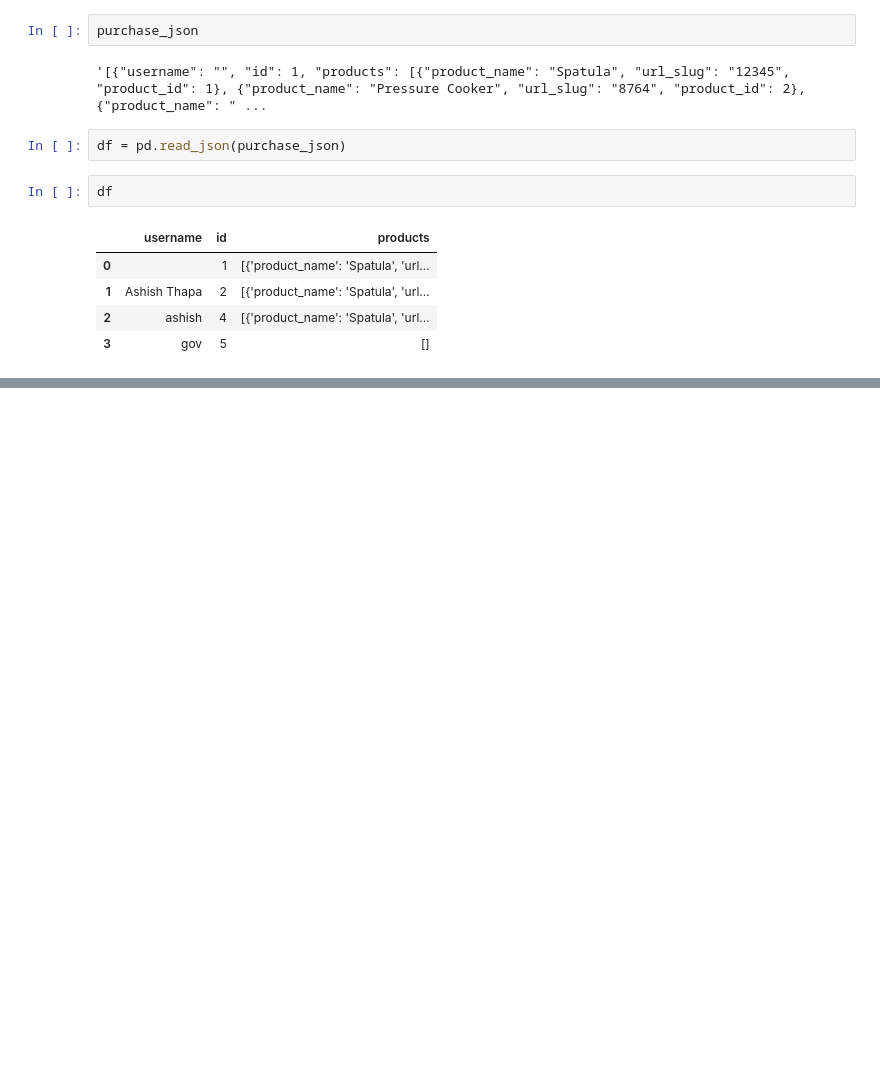
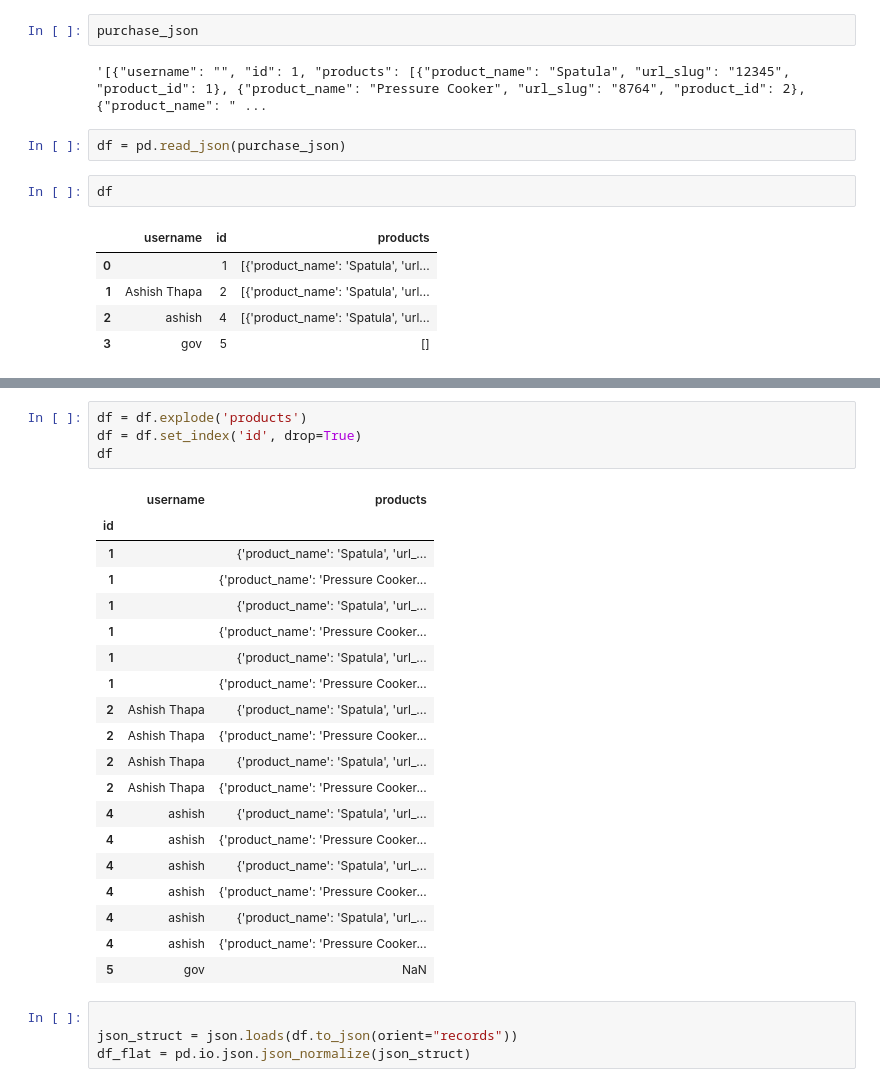
Before and after one commit to AnuragTimilsina/ImsRecommendationEngine, a Jupyter notebook: ims_recommendation.ipynb, the cells around one changed output, grey strips where cells are left out. Cells and saved outputs as stored; diff of their text form; blank space fills up the shorter version.

```diff
--- a/ims_recommendation.ipynb
+++ b/ims_recommendation.ipynb
@@ -99,0 +109,28 @@ df
+# %%
+df = df.explode('products')
+df = df.set_index('id', drop=True)
+df
+# %% [output]
+|  | username | products |
+| id |  |  |
+| 1 |  | {'product_name': 'Spatula', 'url_... |
+| 1 |  | {'product_name': 'Pressure Cooker... |
+| 1 |  | {'product_name': 'Spatula', 'url_... |
+| 1 |  | {'product_name': 'Pressure Cooker... |
+| 1 |  | {'product_name': 'Spatula', 'url_... |
+| 1 |  | {'product_name': 'Pressure Cooker... |
+| 2 | Ashish Thapa | {'product_name': 'Spatula', 'url_... |
+| 2 | Ashish Thapa | {'product_name': 'Pressure Cooker... |
+| 2 | Ashish Thapa | {'product_name': 'Spatula', 'url_... |
+| 2 | Ashish Thapa | {'product_name': 'Pressure Cooker... |
+| 4 | ashish | {'product_name': 'Spatula', 'url_... |
+| 4 | ashish | {'product_name': 'Pressure Cooker... |
+| 4 | ashish | {'product_name': 'Spatula', 'url_... |
+| 4 | ashish | {'product_name': 'Pressure Cooker... |
+| 4 | ashish | {'product_name': 'Spatula', 'url_... |
+| 4 | ashish | {'product_name': 'Pressure Cooker... |
+| 5 | gov | NaN |
+# %%
+
+json_struct = json.loads(df.to_json(orient="records"))
+df_flat = pd.io.json.json_normalize(json_struct)
```
Also changed, not shown: parts of 4 cells of this notebook.
